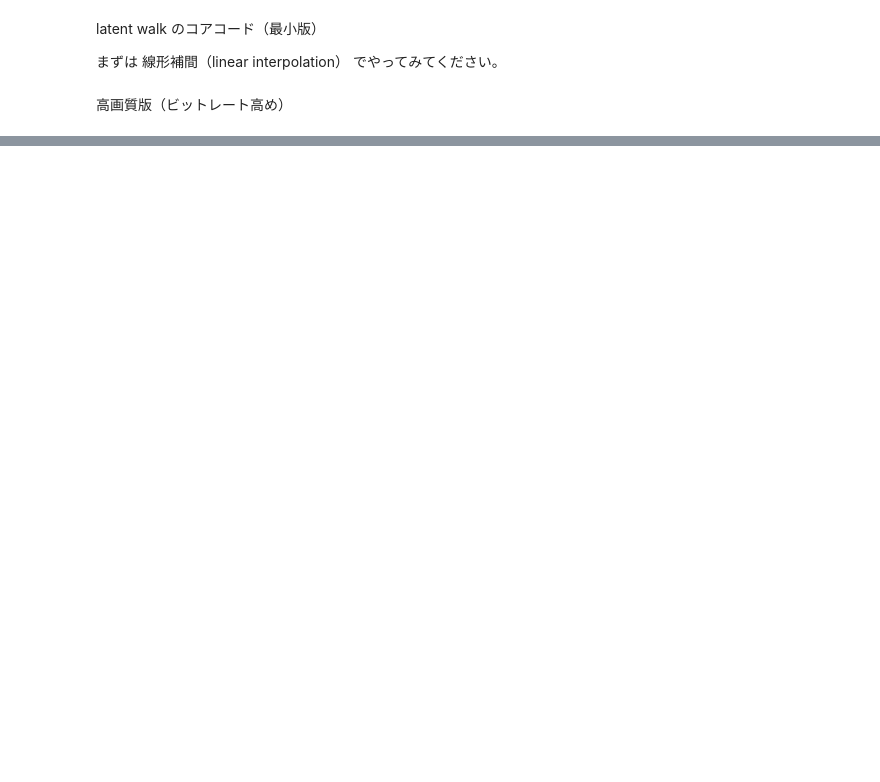
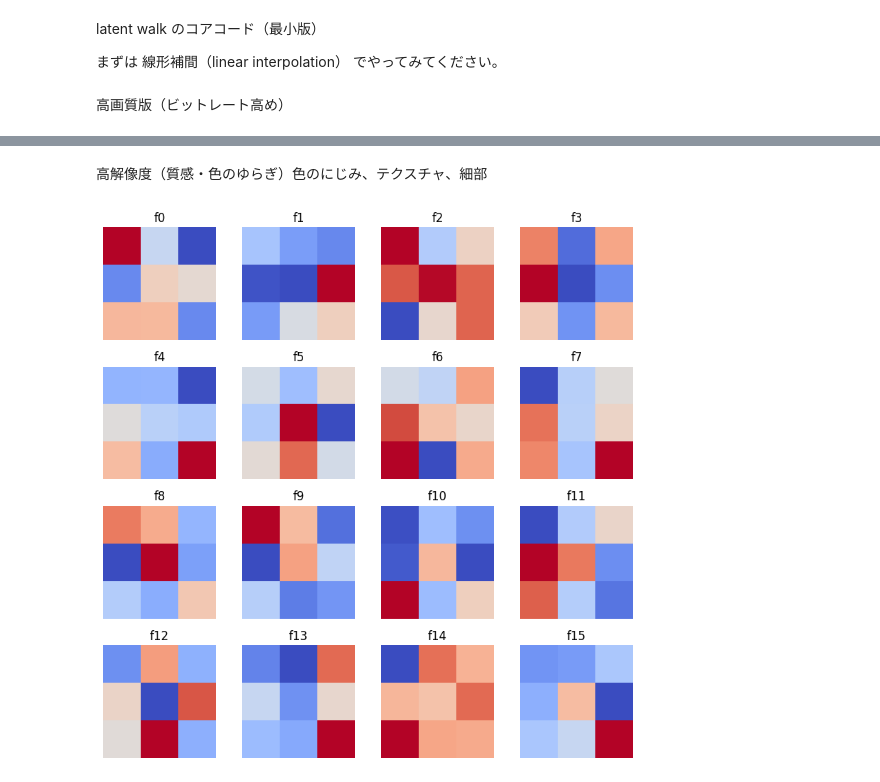
Before and after one commit to norifujimura/AlvaAR-ja, a Jupyter notebook: pg_gan_256px.ipynb, the cells around one changed output, grey strips where cells are left out. Saved outputs shown, nothing was run; the diff lists cells and outputs as text; code cells hidden in the pictures; blank space fills up the shorter version.

```diff
--- a/pg_gan_256px.ipynb
+++ b/pg_gan_256px.ipynb
@@ -918,0 +1006,6 @@ visualize_filters(G, "blocks.2.conv1")
+# %% [markdown]
+高解像度（質感・色のゆらぎ）色のにじみ、テクスチャ、細部
+# %%
+visualize_filters(G, "blocks.128.conv2")
+# %% [output]
+[figure, added]
```
Also changed, not shown: parts of 30 cells of this notebook.
